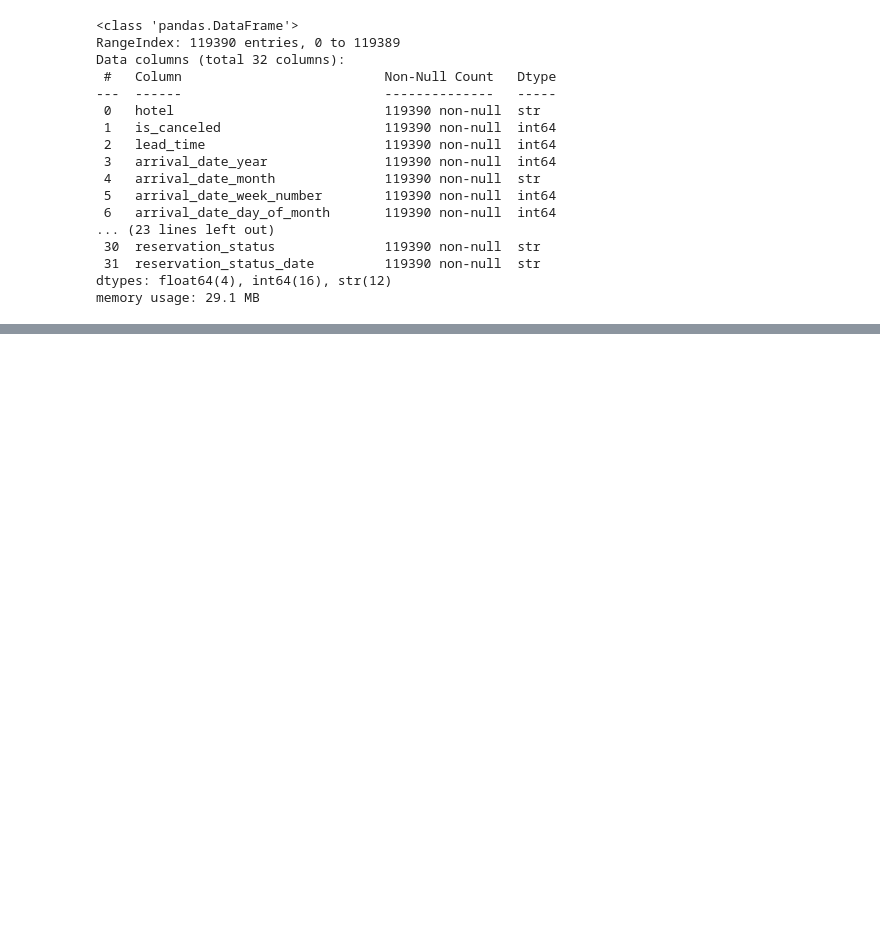
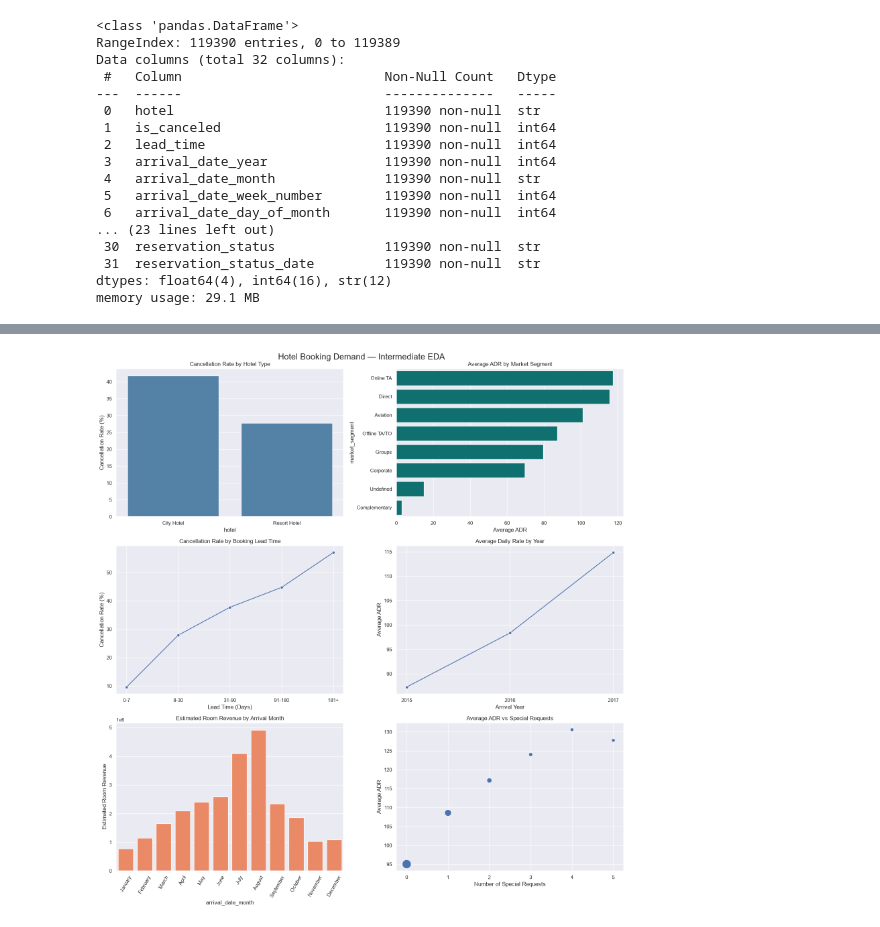
Before and after one commit to Himanshu584/Hotel-Booking-Demand-Analysis, a Jupyter notebook: hotel_booking_eda.ipynb, the cells around one changed output, grey strips where cells are left out. Cells and saved outputs as stored; diff of their text form; code cells hidden in the pictures; blank space fills up the shorter version.

Commit message:
completed intermediate eda

```diff
--- a/hotel_booking_eda.ipynb
+++ b/hotel_booking_eda.ipynb
@@ -48,0 +467,9 @@ memory usage: 29.1 MB
+# %%
+# Creating a separate dataset for pricing analysis
+pricing_data = data[
+    data["adr"].between(0, 1000)
+].copy()
+
+print("Original records:", len(data))
+print("Pricing analysis records:", len(pricing_data))
+print("Excluded records:", len(data) - len(pricing_data))
@@ -48,0 +980,76 @@ memory usage: 29.1 MB
+# %%
+
+fig, axes = plt.subplots(3, 2, figsize=(16, 17))
+
+# Q11. Cancellation rates by hotel
+sns.barplot(
+    x=cancellation_by_hotel.index,
+    y=cancellation_by_hotel.values,
+    color="steelblue",
+    ax=axes[0, 0]
+)
+axes[0, 0].set_title("Cancellation Rate by Hotel Type")
+axes[0, 0].set_ylabel("Cancellation Rate (%)")
+
+# Q12. ADR by market segment
+sns.barplot(
+    x=adr_by_segment["mean"],
+    y=adr_by_segment.index,
+    color="teal",
+    ax=axes[0, 1]
+)
+axes[0, 1].set_title("Average ADR by Market Segment")
+axes[0, 1].set_xlabel("Average ADR")
+
+# Q13. Lead time vs cancellation
+sns.lineplot(
+    x=lead_time_cancellation.index.astype(str),
+    y=lead_time_cancellation["cancellation_rate"],
+    marker="o",
+    ax=axes[1, 0]
+)
+axes[1, 0].set_title("Cancellation Rate by Booking Lead Time")
+axes[1, 0].set_xlabel("Lead Time (Days)")
+axes[1, 0].set_ylabel("Cancellation Rate (%)")
+
+# Q16. ADR trends over time
+sns.lineplot(
+    x=adr_yearly.index,
+    y=adr_yearly.values,
+    marker="o",
+    ax=axes[1, 1]
+)
+axes[1, 1].set_title("Average Daily Rate by Year")
+axes[1, 1].set_xlabel("Arrival Year")
+axes[1, 1].set_ylabel("Average ADR")
+axes[1, 1].set_xticks(adr_yearly.index)
+
+# Q17. Estimated room revenue by month
+sns.barplot(
+    x=monthly_revenue.index,
+    y=monthly_revenue.values,
+    color="coral",
+    ax=axes[2, 0]
+)
+axes[2, 0].set_title("Estimated Room Revenue by Arrival Month")
+axes[2, 0].tick_params(axis="x", rotation=60)
+axes[2, 0].set_ylabel("Estimated Room Revenue")
+
+# Q18. Special requests vs ADR
+sns.scatterplot(
+    x=special_requests_adr.index,
+    y=special_requests_adr["mean"],
+    size=special_requests_adr["count"],
+    sizes=(50, 350),
+    legend=False,
+    ax=axes[2, 1]
+)
+axes[2, 1].set_title("Average ADR vs Special Requests")
+axes[2, 1].set_xlabel("Number of Special Requests")
+axes[2, 1].set_ylabel("Average ADR")
+
+plt.suptitle("Hotel Booking Demand — Intermediate EDA", fontsize=18)
+plt.tight_layout()
+plt.show()
+# %% [output]
+[figure, added]
```
Also changed, not shown: parts of 61 cells of this notebook.
